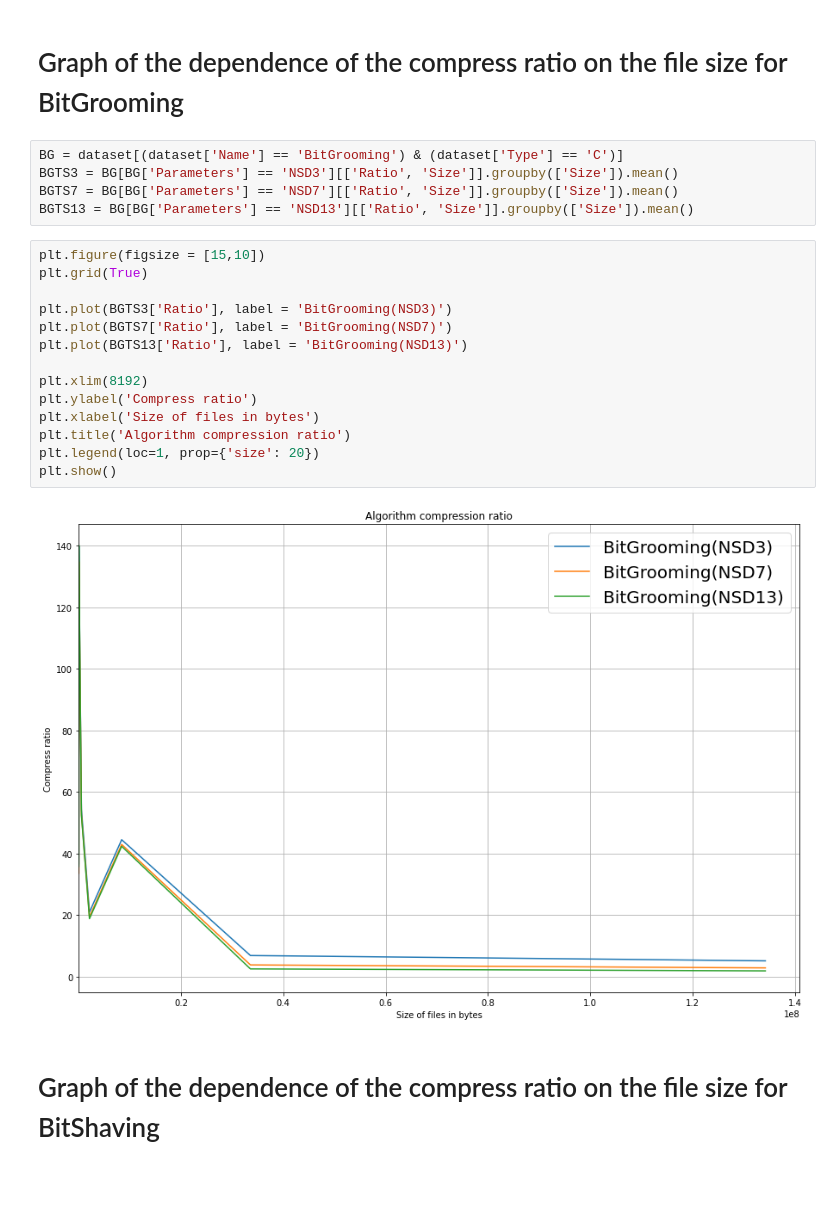
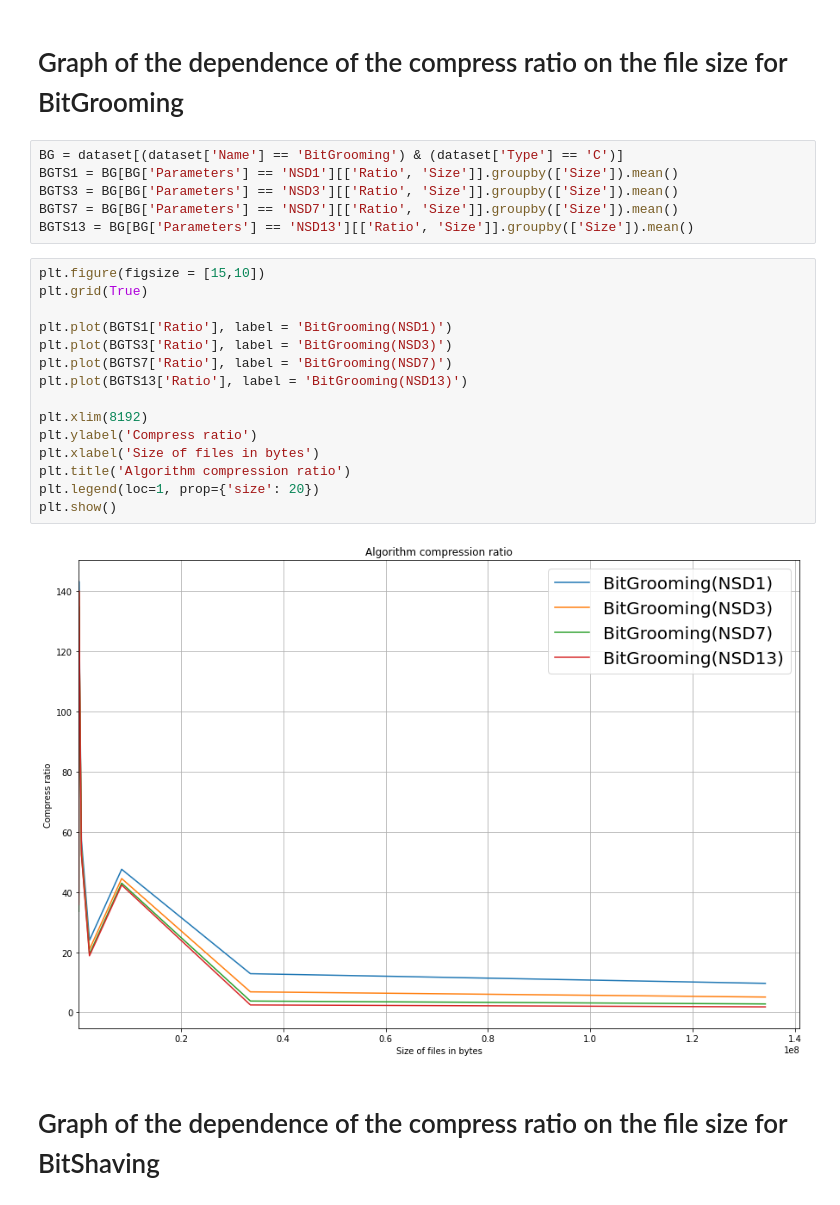
Before and after one commit to pvshebarshin/Comparative-Evaluation-of-Geospatial-Raster-Data-Compression-Techniques, a Jupyter notebook: src/main/resources/algorithms.ipynb, the cells around one changed output. Drawn from its saved outputs; the diff is of its cells as text.

```diff
--- a/src/main/resources/algorithms.ipynb
+++ b/src/main/resources/algorithms.ipynb
@@ -287,25 +363,27 @@ plt.show()
 # Graph of the dependence of the compress ratio on the file size for BitGrooming<br>
 # %%
 BG = dataset[(dataset['Name'] == 'BitGrooming') & (dataset['Type'] == 'C')]
+BGTS1 = BG[BG['Parameters'] == 'NSD1'][['Ratio', 'Size']].groupby(['Size']).mean()
 BGTS3 = BG[BG['Parameters'] == 'NSD3'][['Ratio', 'Size']].groupby(['Size']).mean()
 BGTS7 = BG[BG['Parameters'] == 'NSD7'][['Ratio', 'Size']].groupby(['Size']).mean()
 BGTS13 = BG[BG['Parameters'] == 'NSD13'][['Ratio', 'Size']].groupby(['Size']).mean()
 # %%
 plt.figure(figsize = [15,10])
 plt.grid(True)
 
+plt.plot(BGTS1['Ratio'], label = 'BitGrooming(NSD1)')
 plt.plot(BGTS3['Ratio'], label = 'BitGrooming(NSD3)')
 plt.plot(BGTS7['Ratio'], label = 'BitGrooming(NSD7)')
 plt.plot(BGTS13['Ratio'], label = 'BitGrooming(NSD13)')
 
 plt.xlim(8192)
 plt.ylabel('Compress ratio')
 plt.xlabel('Size of files in bytes')
 plt.title('Algorithm compression ratio')
 plt.legend(loc=1, prop={'size': 20})
 plt.show()
 # %% [output]
-[figure, old version]
+[figure, new version]
 # %% [markdown]
 # Graph of the dependence of the compress ratio on the file size for BitShaving<br>
 # %%
```
Also changed, not shown: parts of 30 cells of this notebook.
